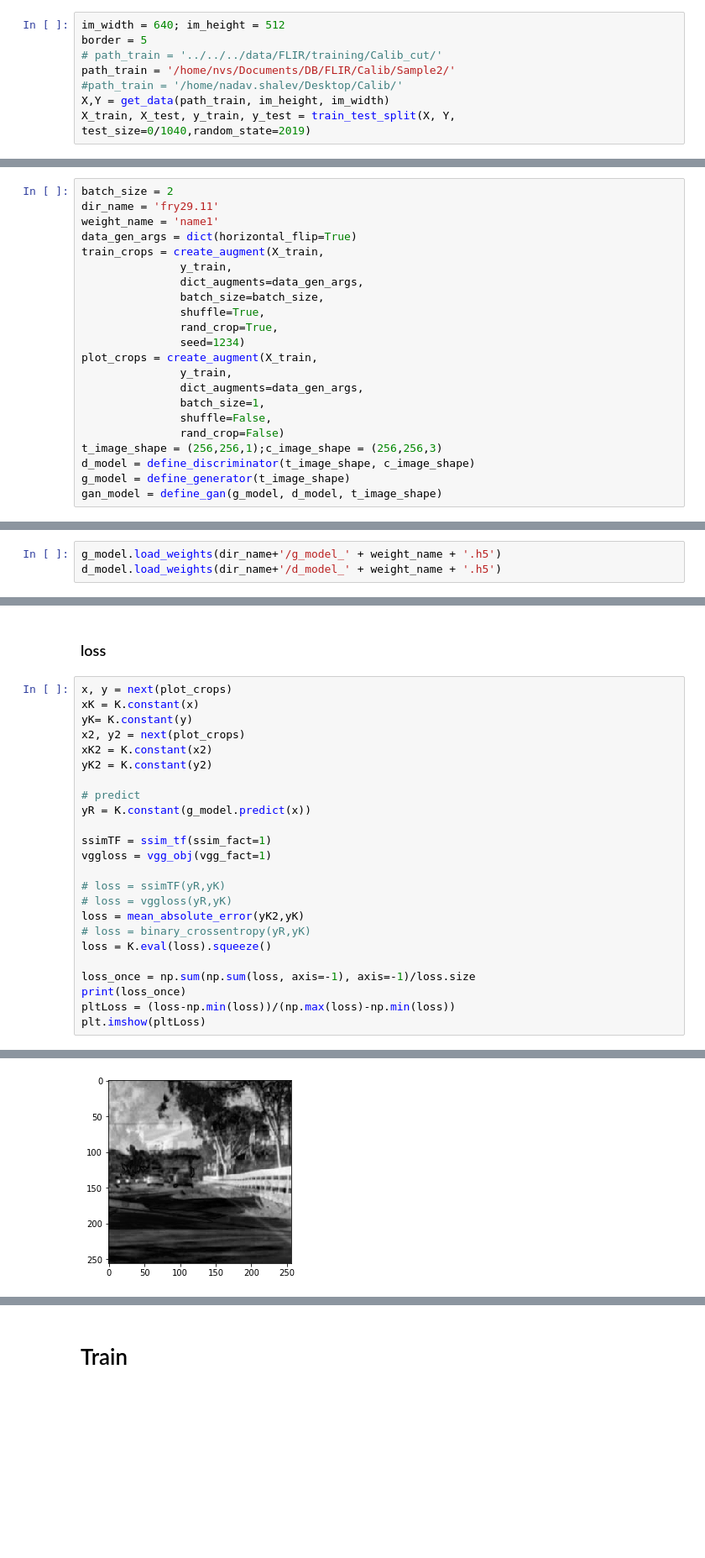
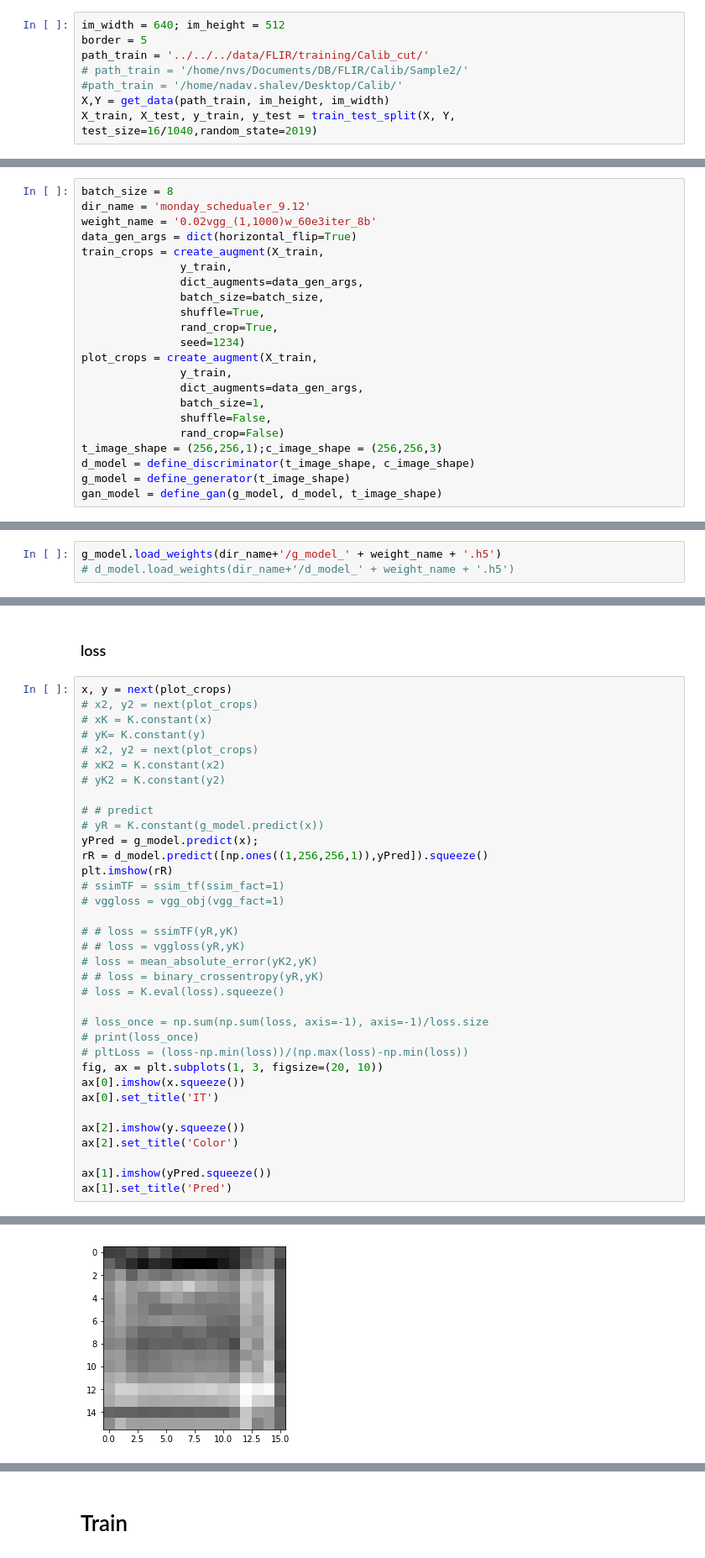
Before and after one commit to nadavshalev/TermalColoring, a Jupyter notebook: learning/GAN-augment-NoFunc.ipynb, the cells around one changed output, grey strips where cells are left out. Shown at 84% size. Drawn from its saved outputs; the diff is of its cells as text; blank space fills up the shorter version.

Commit message:
CycleGAN model

```diff
--- a/learning/GAN-augment-NoFunc.ipynb
+++ b/learning/GAN-augment-NoFunc.ipynb
@@ -72,19 +74,19 @@ def trainOnce(train_crops,iters,batch_size,weight_name,dir_name,loss_fact=0.5,lo
 # %%
 im_width = 640; im_height = 512
 border = 5
-# path_train = '../../../data/FLIR/training/Calib_cut/'
-path_train = '/home/nvs/Documents/DB/FLIR/Calib/Sample2/'
+path_train = '../../../data/FLIR/training/Calib_cut/'
+# path_train = '/home/nvs/Documents/DB/FLIR/Calib/Sample2/'
 #path_train = '/home/nadav.shalev/Desktop/Calib/'
 X,Y = get_data(path_train, im_height, im_width)
-X_train, X_test, y_train, y_test = train_test_split(X, Y, test_size=0/1040,random_state=2019)
+X_train, X_test, y_train, y_test = train_test_split(X, Y, test_size=16/1040,random_state=2019)
 # %% [output]
 [interactive output not drawn]
 # %% [markdown]
 ### Prepare Model
 # %%
-batch_size = 2
-dir_name = 'fry29.11'
-weight_name = 'name1'
+batch_size = 8
+dir_name = 'monday_schedualer_9.12'
+weight_name = '0.02vgg_(1,1000)w_60e3iter_8b'
 data_gen_args = dict(horizontal_flip=True)
 train_crops = create_augment(X_train,
                y_train,
@@ -107,7 +109,7 @@ gan_model = define_gan(g_model, d_model, t_image_shape)
 ### load model
 # %%
 g_model.load_weights(dir_name+'/g_model_' + weight_name + '.h5')
-d_model.load_weights(dir_name+'/d_model_' + weight_name + '.h5')
+# d_model.load_weights(dir_name+'/d_model_' + weight_name + '.h5')
 # %% [markdown]
 ### plot
 # %%
@@ -128,26 +130,37 @@ Clipping input data to the valid range for imshow with RGB data ([0..1] for floa
 ### loss
 # %%
 x, y = next(plot_crops)
-xK = K.constant(x)
-yK= K.constant(y)
-x2, y2 = next(plot_crops)
-xK2 = K.constant(x2)
-yK2 = K.constant(y2)
+# x2, y2 = next(plot_crops)
+# xK = K.constant(x)
+# yK= K.constant(y)
+# x2, y2 = next(plot_crops)
+# xK2 = K.constant(x2)
+# yK2 = K.constant(y2)
 
-# predict
-yR = K.constant(g_model.predict(x))
+# # predict
+# yR = K.constant(g_model.predict(x))
+yPred = g_model.predict(x);
+rR = d_model.predict([np.ones((1,256,256,1)),yPred]).squeeze()
+plt.imshow(rR)
+# ssimTF = ssim_tf(ssim_fact=1)
+# vggloss = vgg_obj(vgg_fact=1)
 
-ssimTF = ssim_tf(ssim_fact=1)
-vggloss = vgg_obj(vgg_fact=1)
+# # loss = ssimTF(yR,yK)
+# # loss = vggloss(yR,yK)
+# loss = mean_absolute_error(yK2,yK)
+# # loss = binary_crossentropy(yR,yK)
+# loss = K.eval(loss).squeeze()
 
-# loss = ssimTF(yR,yK)
-# loss = vggloss(yR,yK)
-loss = mean_absolute_error(yK2,yK)
-# loss = binary_crossentropy(yR,yK)
-loss = K.eval(loss).squeeze()
+# loss_once = np.sum(np.sum(loss, axis=-1), axis=-1)/loss.size
+# print(loss_once)
+# pltLoss = (loss-np.min(loss))/(np.max(loss)-np.min(loss))
+fig, ax = plt.subplots(1, 3, figsize=(20, 10))
+ax[0].imshow(x.squeeze())
+ax[0].set_title('IT')
 
-loss_once = np.sum(np.sum(loss, axis=-1), axis=-1)/loss.size
-print(loss_once)
-pltLoss = (loss-np.min(loss))/(np.max(loss)-np.min(loss))
-plt.imshow(pltLoss)
+ax[2].imshow(y.squeeze())
+ax[2].set_title('Color')
+
+ax[1].imshow(yPred.squeeze())
+ax[1].set_title('Pred')
 # %% [output]
@@ -156 +168 @@ plt.imshow(pltLoss)
-[figure, old version]
+[figure, new version]
```
Also changed, not shown: parts of 9 cells of this notebook, 2 other files.
